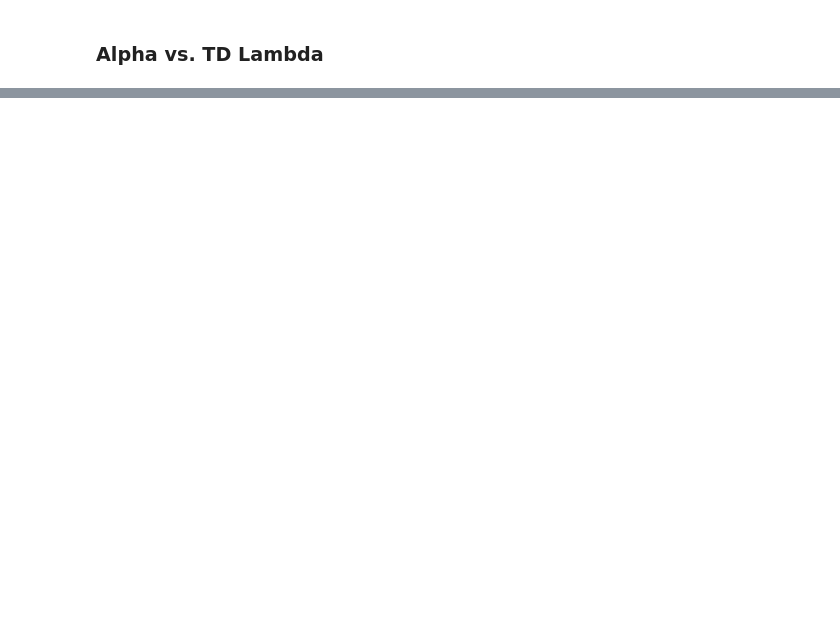
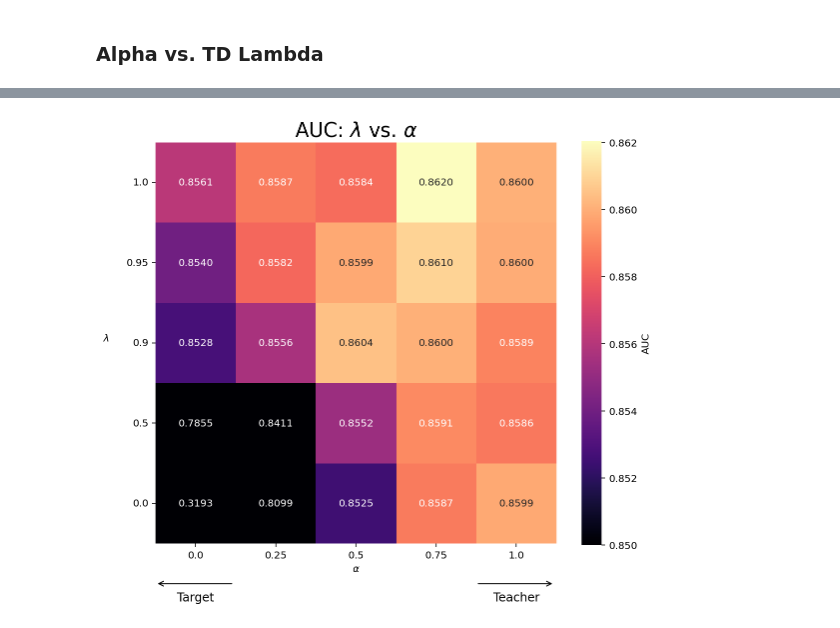
Before and after one commit to michael-iuzzolino/CascadedPoseEstimation, a Jupyter notebook: Analysis.ipynb, the cells around one changed output, grey strips where cells are left out. Saved outputs shown, nothing was run; the diff lists cells and outputs as text; code cells hidden in the pictures; blank space fills up the shorter version.

```diff
--- a/Analysis.ipynb
+++ b/Analysis.ipynb
@@ -323,7 +373,16 @@ plt.show()
 # %% [markdown]
 ### Alpha vs. TD Lambda
 # %%
-def plot_arrow(g, text, x_start=0.0, x_length=1.0, y=5.5, arrowstyle="->", text_delta=0.22):
+def plot_arrow(
+    g,
+    text,
+    x_start=0.0,
+    x_length=1.0,
+    y=5.5,
+    arrowstyle="->",
+    text_delta=0.22,
+    fs=10.0,
+):
   x_end = x_start + x_length
   g.annotate(
       s=" ",
@@ -331,7 +390,7 @@ def plot_arrow(g, text, x_start=0.0, x_length=1.0, y=5.5, arrowstyle="->", text_
       xycoords='data',
       xytext=(x_end, y),
       textcoords='data',
-      fontsize=8,
+      fontsize=fs,
       arrowprops=dict(arrowstyle=arrowstyle),
       va='center',
       annotation_clip=False,
@@ -340,7 +399,7 @@ def plot_arrow(g, text, x_start=0.0, x_length=1.0, y=5.5, arrowstyle="->", text_
       s=text,
       xy=(((x_start + x_end)/2), y + text_delta),
       xycoords='data',
-      fontsize=8.0,
+      fontsize=fs,
       textcoords='data',
       ha='center',
       annotation_clip=False,
@@ -402,0 +475,57 @@ plt.show()
+# %%
+VMIN = 0.85
+
+distillation_df = full_df[full_df.distillation]
+df_dict = defaultdict(list)
+for td_key, td_df in distillation_df.groupby("td"):
+  for alpha, alpha_df in td_df.groupby("alpha"):
+    vals = np.array(alpha_df.val)
+    auc_val = np.trapz(vals) / np.trapz([100 for _ in vals])
+    df_dict["td"].append(td_key)
+    df_dict["alpha"].append(alpha)
+    df_dict["auc"].append(auc_val)
+auc_df = pd.DataFrame(df_dict)
+auc_df = auc_df[["td", "alpha", "auc"]]
+auc_df["td"] = [float(ele) for ele in auc_df.td]
+auc_df["alpha"] = [float(ele) for ele in auc_df.alpha]
+auc_df = auc_df.sort_values(by=["td", "alpha"])
+try:
+  auc_df = fill_df(auc_df)
+except ValueError:
+  pass
+
+# pivot the dataframe from long to wide form
+result = auc_df.pivot(index="td", columns="alpha", values="auc")
+cols = list(np.sort(result.columns.tolist()))
+result = result[cols]
+result = result.iloc[::-1]
+
+plt.figure(figsize=(8,8))
+mask = np.zeros_like(result)
+mask[np.where(result==0)] = True
+
+g = sns.heatmap(
+    result,
+    mask=mask,
+    annot=True,
+    fmt="0.4f",
+    cmap="magma",
+    square=True,
+    cbar_kws={"label": "AUC", "shrink": 0.75},
+    vmin=VMIN,
+)
+g.set_xlabel(r"$\alpha$")
+g.set_ylabel(r"$\lambda$", rotation=0, labelpad=20)
+plt.yticks(rotation=0)
+plot_arrow(g, x_start=0.0, text="Target", arrowstyle="->", fs=12)
+plot_arrow(g, x_start=4.0, text="Teacher", arrowstyle="<-", fs=12)
+plt.title(r"AUC: $\lambda$ vs. $\alpha$", fontsize=20)
+plt.tight_layout()
+pdf_save_path = os.path.join(figs_root, "auc_plot.pdf")
+plt.savefig(pdf_save_path, dpi=300)
+png_save_path = os.path.join(figs_root, "auc_plot.png")
+plt.savefig(png_save_path, dpi=300)
+
+plt.show()
+# %% [output]
+[figure, added]
```
Also changed, not shown: parts of 11 cells of this notebook, 27 other files.
